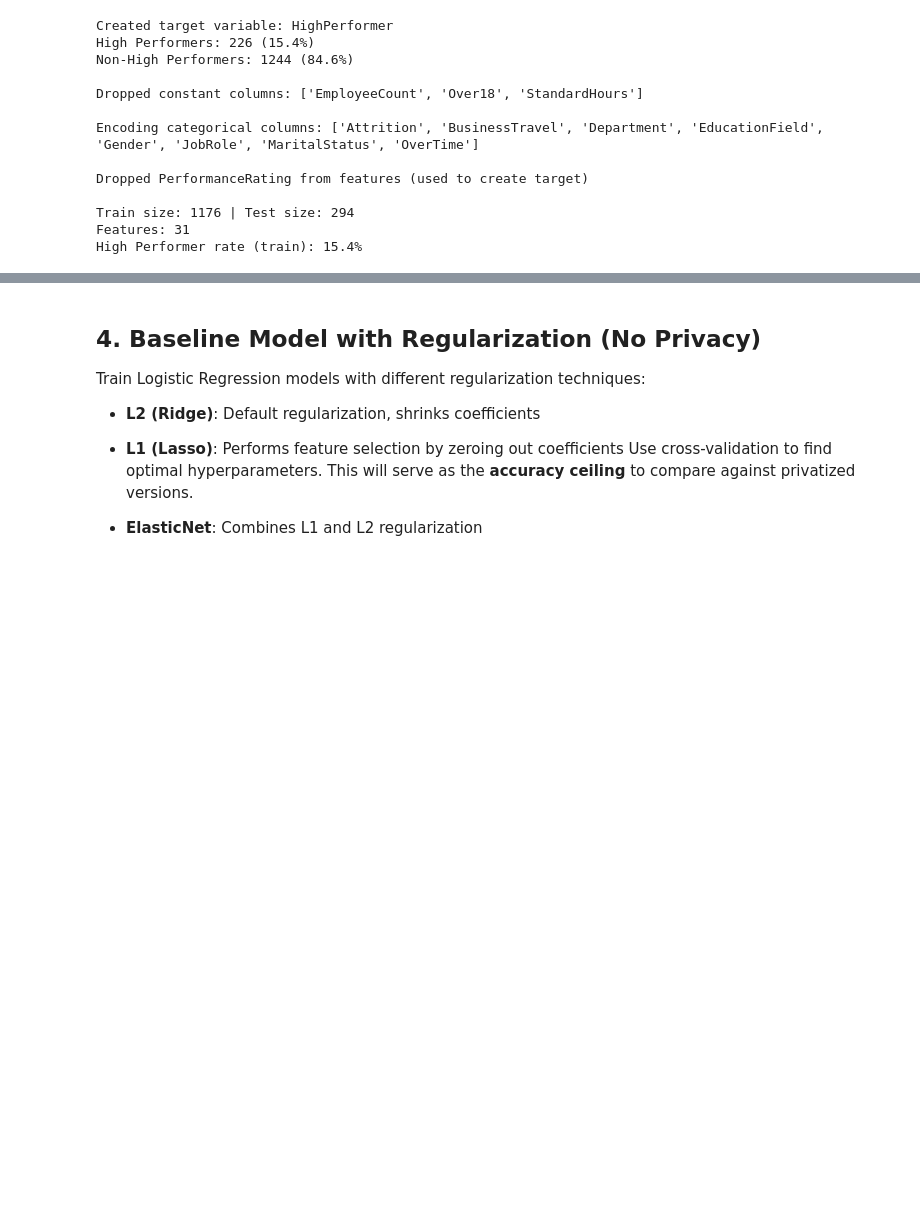
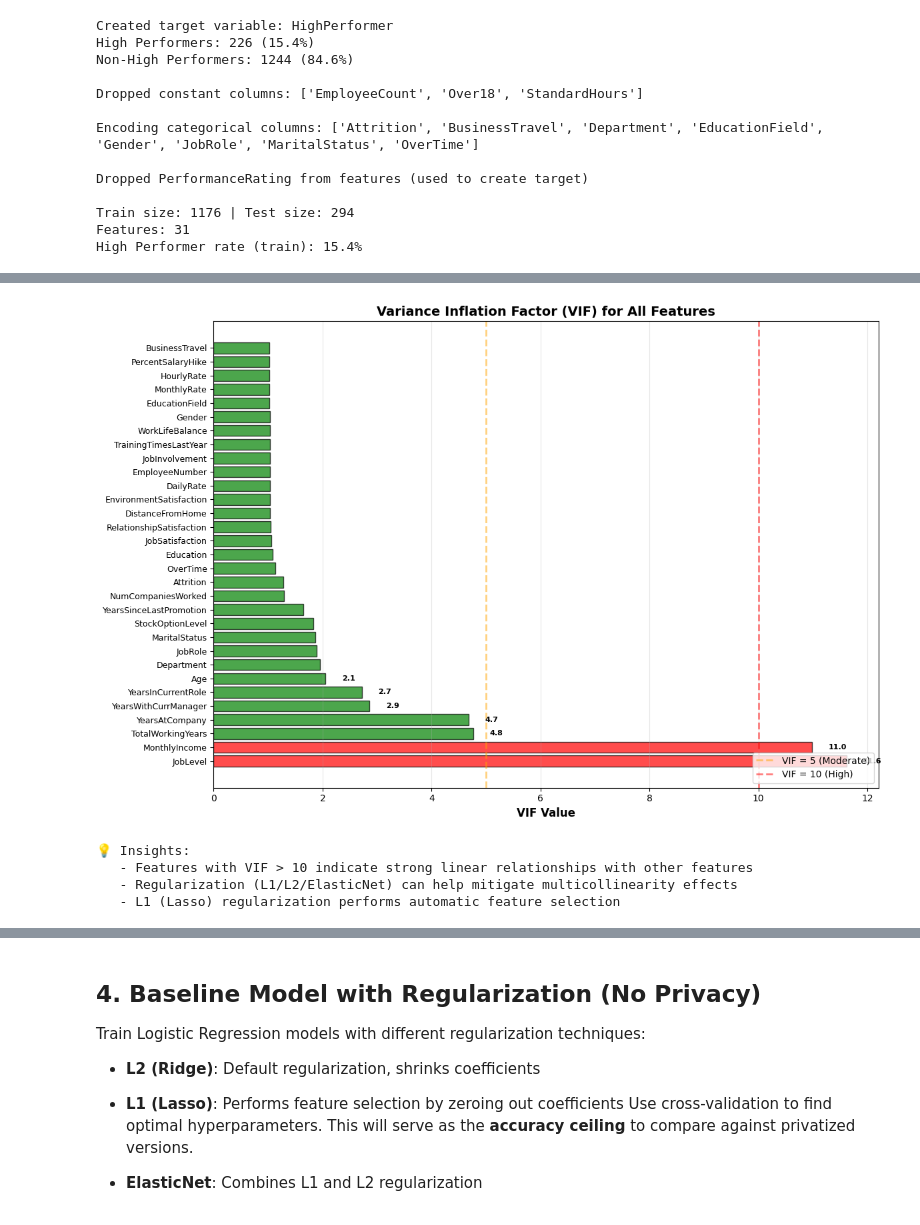
Before and after one commit to chloepart/DSBA6010_Final_Project, a Jupyter notebook: DSBA6010_Final_Project.ipynb, the cells around one changed output, grey strips where cells are left out. Drawn from its saved outputs; the diff is of its cells as text; code cells hidden in the pictures; blank space fills up the shorter version.

```diff
--- a/DSBA6010_Final_Project.ipynb
+++ b/DSBA6010_Final_Project.ipynb
@@ -331,0 +398,40 @@ High Performer rate (train): 15.4%
+# %%
+# Visualize VIF values
+fig, ax = plt.subplots(figsize=(12, 8))
+
+# Color code by severity
+colors = ['red' if vif > 10 else 'orange' if vif >= 5 else 'green'
+          for vif in vif_data['VIF']]
+
+# Horizontal bar chart
+bars = ax.barh(range(len(vif_data)), vif_data['VIF'], color=colors, alpha=0.7, edgecolor='black')
+ax.set_yticks(range(len(vif_data)))
+ax.set_yticklabels(vif_data['Feature'], fontsize=9)
+ax.set_xlabel('VIF Value', fontsize=12, fontweight='bold')
+ax.set_title('Variance Inflation Factor (VIF) for All Features', fontsize=14, fontweight='bold')
+
+# Add reference lines
+ax.axvline(x=5, color='orange', linestyle='--', linewidth=2, alpha=0.5, label='VIF = 5 (Moderate)')
+ax.axvline(x=10, color='red', linestyle='--', linewidth=2, alpha=0.5, label='VIF = 10 (High)')
+
+# Add value labels on bars
+for i, (bar, vif) in enumerate(zip(bars, vif_data['VIF'])):
+    if vif > 2:  # Only show labels for VIF > 2 to avoid clutter
+        ax.text(vif + 0.3, i, f'{vif:.1f}', va='center', fontsize=8, fontweight='bold')
+
+ax.legend(loc='lower right', fontsize=10)
+ax.grid(axis='x', alpha=0.3)
+plt.tight_layout()
+plt.show()
+
+# Additional insights
+print("\n💡 Insights:")
+print("   - Features with VIF > 10 indicate strong linear relationships with other features")
+print("   - Regularization (L1/L2/ElasticNet) can help mitigate multicollinearity effects")
+print("   - L1 (Lasso) regularization performs automatic feature selection")
+# %% [output]
+[figure, added]
+💡 Insights:
+   - Features with VIF > 10 indicate strong linear relationships with other features
+   - Regularization (L1/L2/ElasticNet) can help mitigate multicollinearity effects
+   - L1 (Lasso) regularization performs automatic feature selection
```
Also changed, not shown: parts of 3 cells of this notebook.
